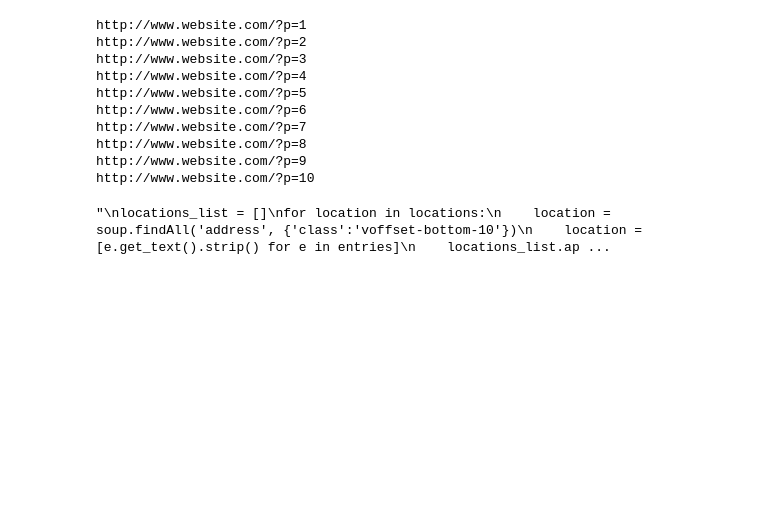
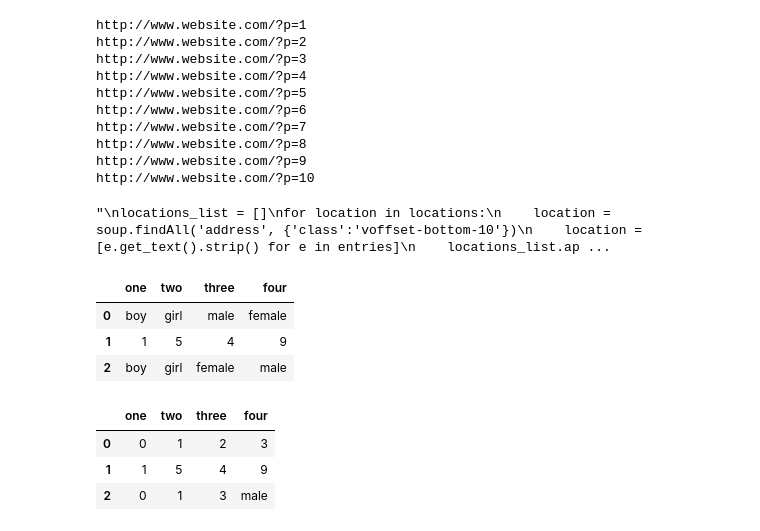
Before and after one commit to ndcharles/SGA08_DATASCI, a Jupyter notebook: Learning_.ipynb, the cells around one changed output. Drawn from its saved outputs; the diff is of its cells as text; code cells hidden in the pictures; blank space fills up the shorter version.

```diff
--- a/Learning_.ipynb
+++ b/Learning_.ipynb
@@ -679,0 +683,9 @@ locations_list[0]
+# %%
+man = [['boy', 'girl', 'male', 'female'], [1, 5, 4, 9], ['boy', 'girl', 'female', 'male']]
+df = pd.DataFrame (man, columns = ['one', 'two', 'three', 'four'])
+df
+# %% [output]
+|  | one | two | three | four |
+| 0 | boy | girl | male | female |
+| 1 | 1 | 5 | 4 | 9 |
+| 2 | boy | girl | female | male |
@@ -679,0 +698,7 @@ locations_list[0]
+# %%
+df
+# %% [output]
+|  | one | two | three | four |
+| 0 | 0 | 1 | 2 | 3 |
+| 1 | 1 | 5 | 4 | 9 |
+| 2 | 0 | 1 | 3 | male |
```
Also changed, not shown: parts of 4 cells of this notebook, 12 other files.
